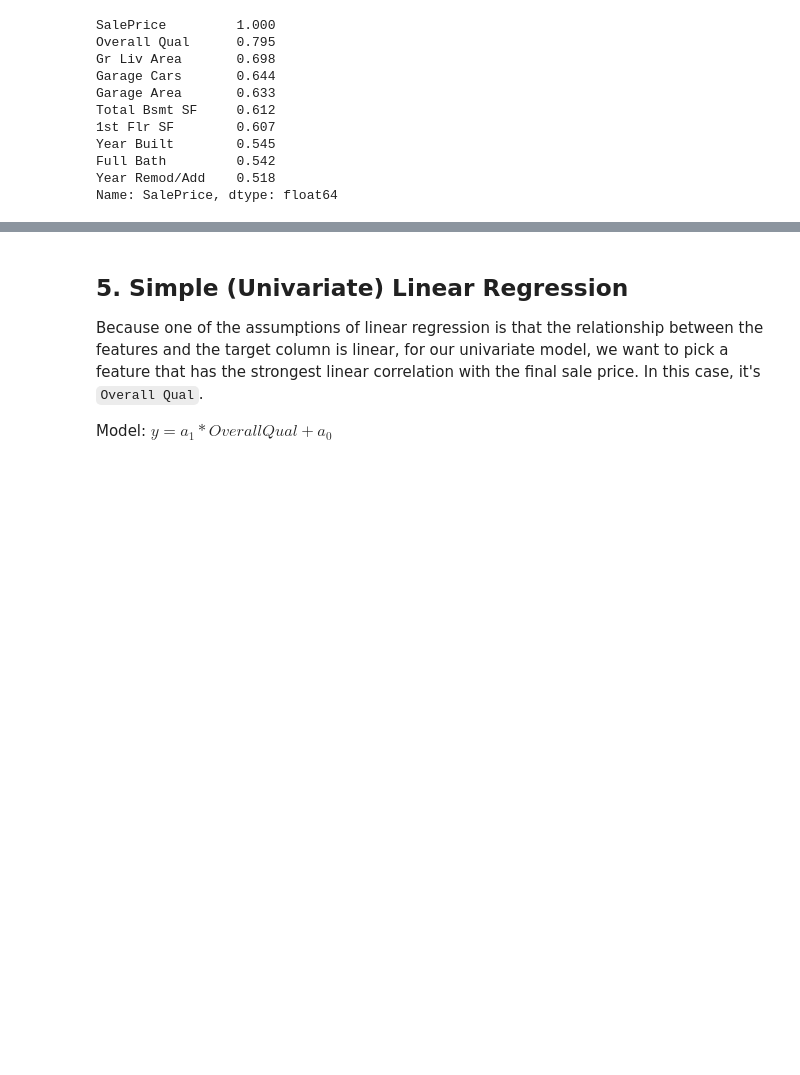
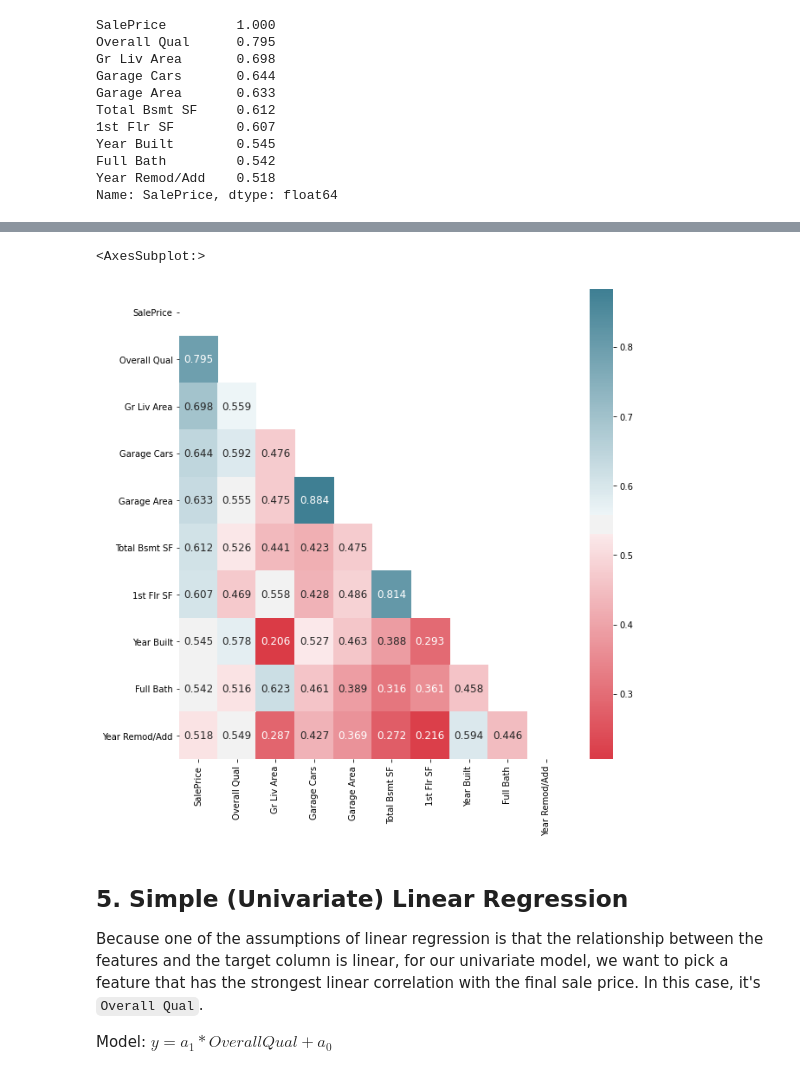
Before and after one commit to harera3/ML_Blueprints, a Jupyter notebook: 06_Ames_Housing_Linear_Regression_Model.ipynb, the cells around one changed output, grey strips where cells are left out. Cells and saved outputs as stored; diff of their text form; code cells hidden in the pictures; blank space fills up the shorter version.

```diff
--- a/06_Ames_Housing_Linear_Regression_Model.ipynb
+++ b/06_Ames_Housing_Linear_Regression_Model.ipynb
@@ -83,0 +71,4 @@ Name: SalePrice, dtype: float64
+# %%
+corr_cols = corr_matrix["SalePrice"].sort_values(ascending=False).head(10).to_dict()
+corr_cols = list(corr_cols.keys())
+corr_cols
@@ -84,3 +86,16 @@ Name: SalePrice, dtype: float64
+# %%
+import seaborn as sns
+import matplotlib.pyplot as plt
+
+corr = train[corr_cols].corr()
+mask = np.triu(np.ones_like(corr, dtype=np.bool))
+color = sns.diverging_palette(10, 220, as_cmap=True)
+fig, ax = plt.subplots(figsize=(10,10))
+sns.heatmap(corr, mask=mask, cmap=color, annot=True,
+            fmt=".3f", annot_kws={"size": 12})
+# %% [output]
+<AxesSubplot:>
+[figure, added]
 # %% [markdown]
 ## 5. Simple (Univariate) Linear Regression
 Because one of the assumptions of linear regression is that the relationship between the features and the target column is linear, for our univariate model, we want to pick a feature that has the strongest linear correlation with the final sale price. In this case, it's `Overall Qual`.
```
Also changed, not shown: parts of 5 cells of this notebook.
